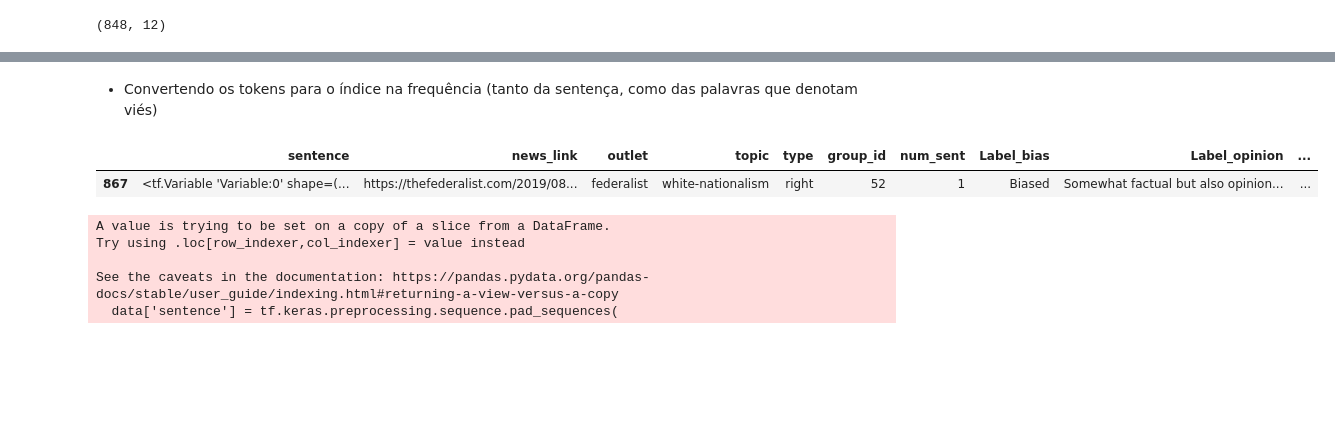
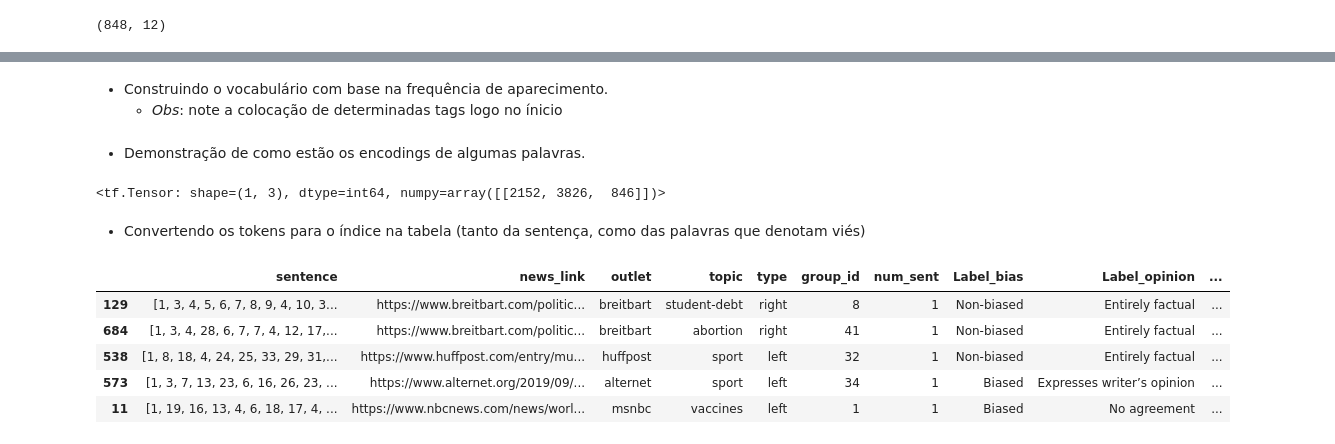
Before and after one commit to RuasGAR/text-bias-detection, a Jupyter notebook: code/network.ipynb, the cells around one changed output, grey strips where cells are left out. Saved outputs shown, nothing was run; the diff lists cells and outputs as text; code cells hidden in the pictures; blank space fills up the shorter version.

Commit message:
Add files via upload
+ adicionando todas as etapas de pré-processamento para o que buscamos
IMPORTANTE: tá com um errinho no pipeline

```diff
--- a/code/network.ipynb
+++ b/code/network.ipynb
@@ -158,7 +187,7 @@ def train_valid_test_split(features, labels):
 
     return [(train_df, train_labels), (validation_df, validation_labels), (test_df, test_labels)]
 # %%
-train, val, test = train_valid_test_split(df_functions_test_copy,df_functions_test_copy['type'])
+train, val, test = train_valid_test_split(df_functions_test_copy,df_functions_test_copy['Label_bias'])
 train[0].shape
 # %% [output]
 (848, 12)
@@ -169,0 +204,17 @@ train[0].shape
+# %%
+SOS = "<sos>"
+PADDING = "<pad>"
+UNKNOWN = "<ukn>"
+# %%
+def add_padding_and_sos(data):
+
+    max_length = max(len(seq) for seq in data['sentence'])
+    for index,row in data.iterrows():
+      sentence = [SOS] + row['sentence']
+      paddings = (max_length - len(row['sentence'])) * [PADDING]
+      sentence += paddings
+      data.at[index,'sentence'] = sentence
+
+    return data
+
+train_df_copy = add_padding_and_sos(train_df_copy)
@@ -170 +225,4 @@ train[0].shape
+# %% [markdown]
+- Construindo o vocabulário com base na frequência de aparecimento.
+  - *Obs*: note a colocação de determinadas tags logo no ínicio
 # %%
@@ -182,39 +247,36 @@ table = tf.lookup.StaticVocabularyTable(vocab_init,num_oov_buckets)
+# %% [markdown]
+- Demonstração de como estão os encodings de algumas palavras.
+# %%
+vocab_table = create_vocabulary(train_df_copy)
+vocab_table.lookup(tf.constant([b'nice trump move'.split(b' ')]))
+# %% [output]
+<tf.Tensor: shape=(1, 3), dtype=int64, numpy=array([[2152, 3826,  846]])>
 # %% [markdown]
-- Convertendo os tokens para o índice na frequência (tanto da sentença, como das palavras que denotam viés)
+- Convertendo os tokens para o índice na tabela (tanto da sentença, como das palavras que denotam viés)
 # %%
 def convert_words_to_freq(data, vocab):
 
-    for index,row in data.iterrows():
+  for index, row in data.iterrows():
 
-        sentence = row['sentence']
-        biased_words = row['biased_words4']
+    sentence = tf.constant(row['sentence'])
+    biased_words = tf.constant(row['biased_words4'])
 
-        sentence = list(map(lambda word:int(vocab[word]),sentence))
-        biased_words = list(map(lambda word:int(vocab[word]),biased_words))
+    sentence_ided = vocab_table.lookup(sentence).numpy()
 
-        data.at[index,'sentence'] = tf.Variable(sentence)
-        data.at[index, 'biased_words4'] = tf.Variable(biased_words)
+    biased_words_ided = vocab_table.lookup(biased_words).numpy() if len(biased_words) > 0 else []
 
-    return data
+    data.at[index, 'sentence'] = sentence_ided
+    data.at[index, 'biased_words4'] = biased_words_ided
 
-train_df_copy = convert_words_to_freq(train_df_copy, vocab)
-train_df_copy.head(1)
+
+  return data
+
+train_df_copy = convert_words_to_freq(train_df_copy, vocab_table)
+train_df_copy.head(5)
 # %% [output]
 |  | sentence | news_link | outlet | topic | type | group_id | num_sent | Label_bias | Label_opinion | ... |
-| 867 | <tf.Variable 'Variable:0' shape=(... | https://thefederalist.com/2019/08... | federalist | white-nationalism | right | 52 | 1 | Biased | Somewhat factual but also opinion... | ... |
+| 129 | [1, 3, 4, 5, 6, 7, 8, 9, 4, 10, 3... | https://www.breitbart.com/politic... | breitbart | student-debt | right | 8 | 1 | Non-biased | Entirely factual | ... |
+| 684 | [1, 3, 4, 28, 6, 7, 7, 4, 12, 17,... | https://www.breitbart.com/politic... | breitbart | abortion | right | 41 | 1 | Non-biased | Entirely factual | ... |
+| 538 | [1, 8, 18, 4, 24, 25, 33, 29, 31,... | https://www.huffpost.com/entry/mu... | huffpost | sport | left | 32 | 1 | Non-biased | Entirely factual | ... |
+| 573 | [1, 3, 7, 13, 23, 6, 16, 26, 23, ... | https://www.alternet.org/2019/09/... | alternet | sport | left | 34 | 1 | Biased | Expresses writer’s opinion | ... |
+| 11 | [1, 19, 16, 13, 4, 6, 18, 17, 4, ... | https://www.nbcnews.com/news/worl... | msnbc | vaccines | left | 1 | 1 | Biased | No agreement | ... |
-# %%
-def add_padding(data):
-
-    data['sentence'] = tf.keras.preprocessing.sequence.pad_sequences(
-                            data['sentence'],
-                            value=[0]
-                        )
-    return data
-
-train_df_copy = add_padding(train_df_copy)
-# %% [output]
-A value is trying to be set on a copy of a slice from a DataFrame.
-Try using .loc[row_indexer,col_indexer] = value instead
-
-See the caveats in the documentation: https://pandas.pydata.org/pandas-docs/stable/user_guide/indexing.html#returning-a-view-versus-a-copy
-  data['sentence'] = tf.keras.preprocessing.sequence.pad_sequences(
```
Also changed, not shown: parts of 26 cells of this notebook.
